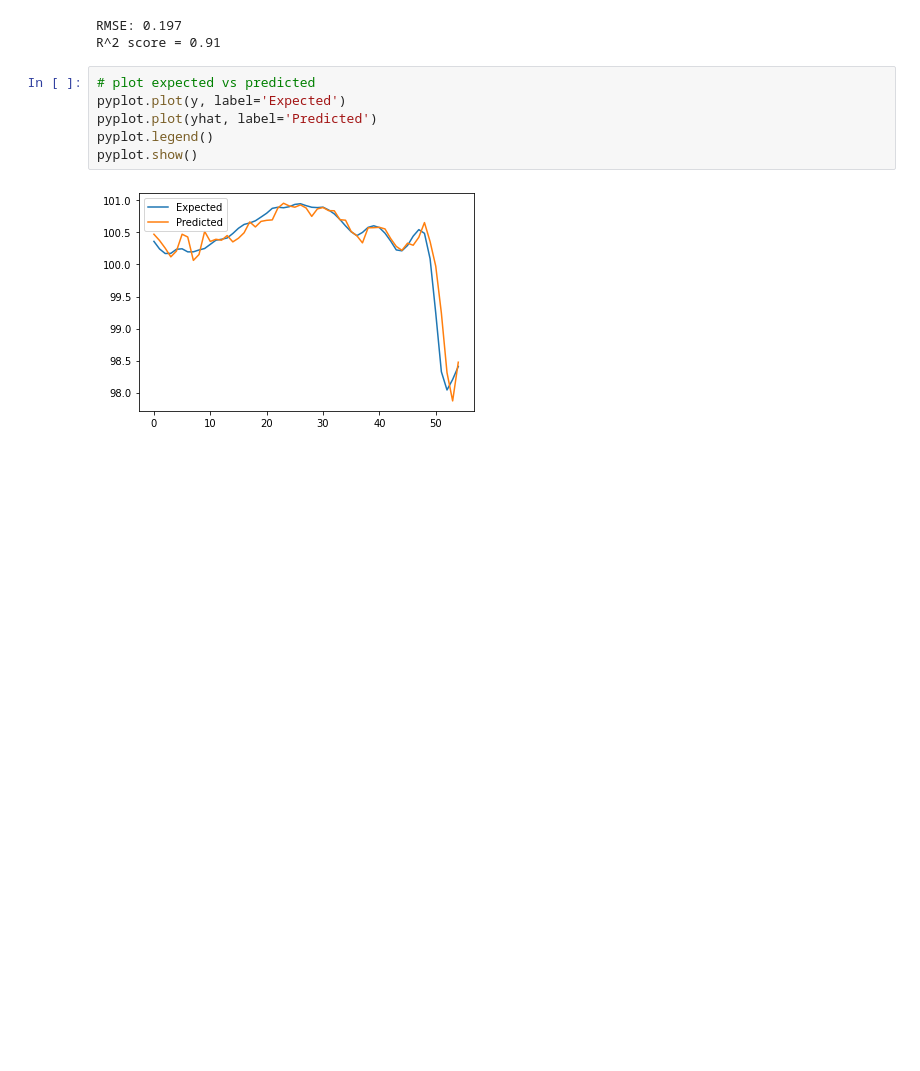
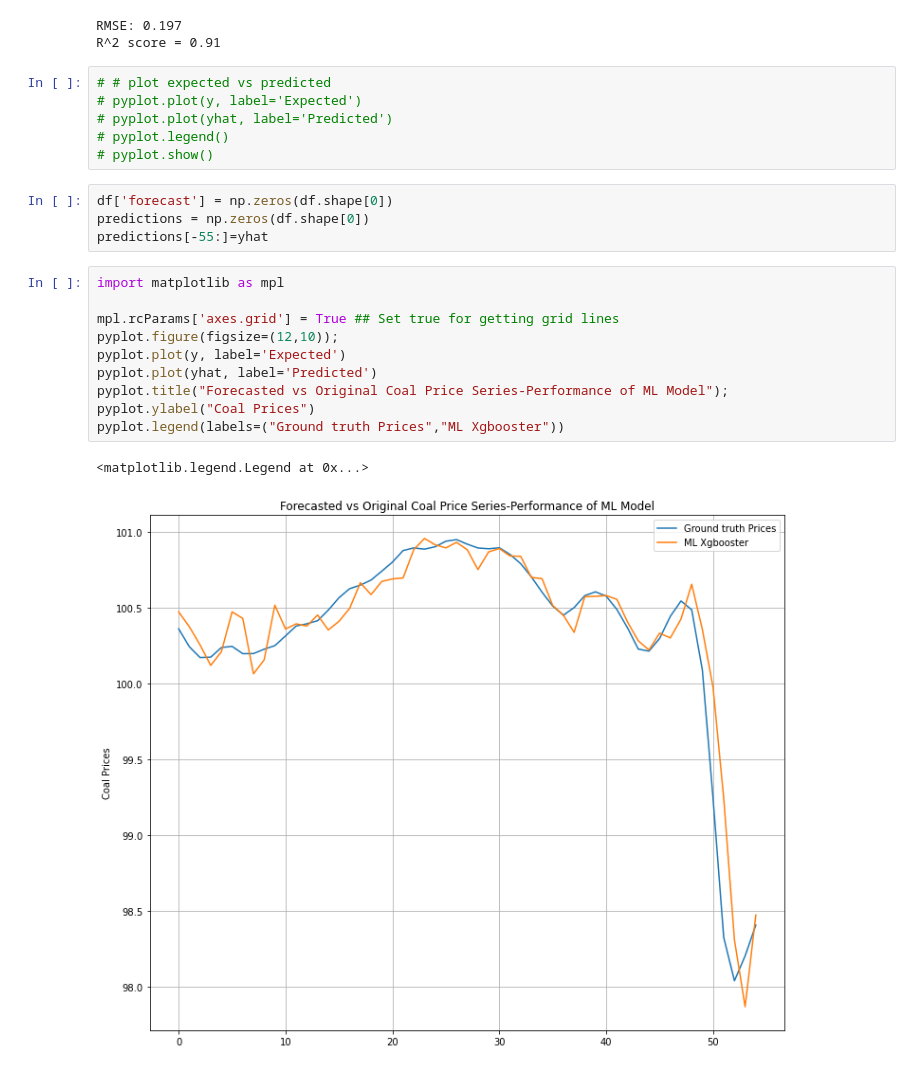
Before and after one commit to spratyush02/time-series-forecasting, a Jupyter notebook: ML.ipynb, the cells around one changed output. Saved outputs shown, nothing was run; the diff lists cells and outputs as text; blank space fills up the shorter version.

Commit message:
more concise visualization + baseline lstm

```diff
--- a/ML.ipynb
+++ b/ML.ipynb
@@ -117,10 +117,25 @@ print("R^2 score =", round(sm.r2_score(y, yhat), 2))
 RMSE: 0.197
 R^2 score = 0.91
 # %%
-# plot expected vs predicted
-pyplot.plot(y, label='Expected')
-pyplot.plot(yhat, label='Predicted')
-pyplot.legend()
-pyplot.show()
+# # plot expected vs predicted
+# pyplot.plot(y, label='Expected')
+# pyplot.plot(yhat, label='Predicted')
+# pyplot.legend()
+# pyplot.show()
-# %% [output]
-[figure, removed]
+# %%
+df['forecast'] = np.zeros(df.shape[0])
+predictions = np.zeros(df.shape[0])
+predictions[-55:]=yhat
+# %%
+import matplotlib as mpl
+
+mpl.rcParams['axes.grid'] = True ## Set true for getting grid lines
+pyplot.figure(figsize=(12,10));
+pyplot.plot(y, label='Expected')
+pyplot.plot(yhat, label='Predicted')
+pyplot.title("Forecasted vs Original Coal Price Series-Performance of ML Model");
+pyplot.ylabel("Coal Prices")
+pyplot.legend(labels=("Ground truth Prices","ML Xgbooster"))
+# %% [output]
+<matplotlib.legend.Legend at 0x...>
+[figure, added]
```
Also changed, not shown: 3 other files.
